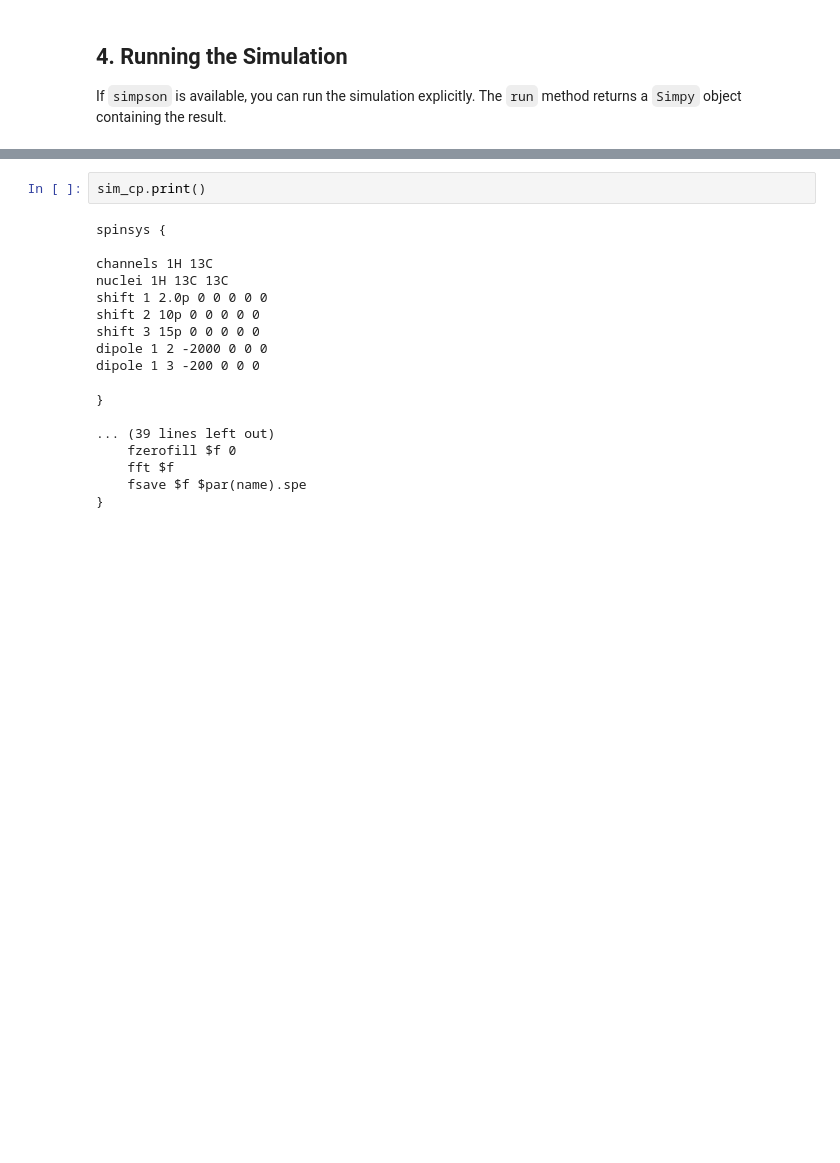
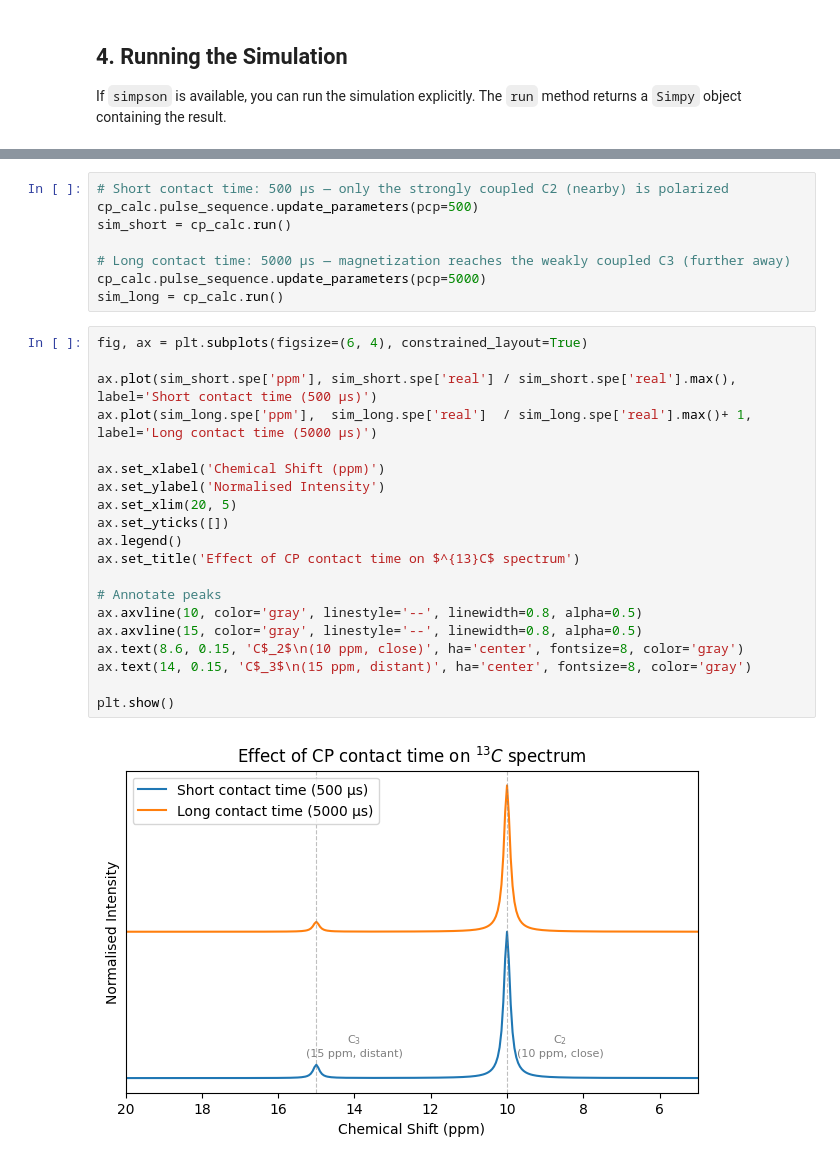
Before and after one commit to carlosbornes/simpyson, a Jupyter notebook: docs/user_guide/02_simulation_calculator.ipynb, the cells around one changed output, grey strips where cells are left out. Drawn from its saved outputs; the diff is of its cells as text; blank space fills up the shorter version.

```diff
--- a/docs/user_guide/02_simulation_calculator.ipynb
+++ b/docs/user_guide/02_simulation_calculator.ipynb
@@ -168,20 +171,30 @@ CPMAS Simulation failed: Command '['/usr/local/bin/simpson', '/tmp/tmpq1bdumnv.i
-# %%
-sim_cp.print()
-# %% [output]
-spinsys {
-
-channels 1H 13C
-nuclei 1H 13C 13C
-shift 1 2.0p 0 0 0 0 0
-shift 2 10p 0 0 0 0 0
-shift 3 15p 0 0 0 0 0
-dipole 1 2 -2000 0 0 0
-dipole 1 3 -200 0 0 0
-
-}
-
-... (39 lines left out)
-    fzerofill $f 0
-    fft $f
-    fsave $f $par(name).spe
-}
+# %%
+# Short contact time: 500 μs — only the strongly coupled C2 (nearby) is polarized
+cp_calc.pulse_sequence.update_parameters(pcp=500)
+sim_short = cp_calc.run()
+
+# Long contact time: 5000 μs — magnetization reaches the weakly coupled C3 (further away)
+cp_calc.pulse_sequence.update_parameters(pcp=5000)
+sim_long = cp_calc.run()
+# %%
+fig, ax = plt.subplots(figsize=(6, 4), constrained_layout=True)
+
+ax.plot(sim_short.spe['ppm'], sim_short.spe['real'] / sim_short.spe['real'].max(), label='Short contact time (500 μs)')
+ax.plot(sim_long.spe['ppm'],  sim_long.spe['real']  / sim_long.spe['real'].max()+ 1, label='Long contact time (5000 μs)')
+
+ax.set_xlabel('Chemical Shift (ppm)')
+ax.set_ylabel('Normalised Intensity')
+ax.set_xlim(20, 5)
+ax.set_yticks([])
+ax.legend()
+ax.set_title('Effect of CP contact time on $^{13}C$ spectrum')
+
+# Annotate peaks
+ax.axvline(10, color='gray', linestyle='--', linewidth=0.8, alpha=0.5)
+ax.axvline(15, color='gray', linestyle='--', linewidth=0.8, alpha=0.5)
+ax.text(8.6, 0.15, 'C$_2$\n(10 ppm, close)', ha='center', fontsize=8, color='gray')
+ax.text(14, 0.15, 'C$_3$\n(15 ppm, distant)', ha='center', fontsize=8, color='gray')
+
+plt.show()
+# %% [output]
+[figure, added]
```
Also changed, not shown: parts of 5 cells of this notebook, 25 other files.
